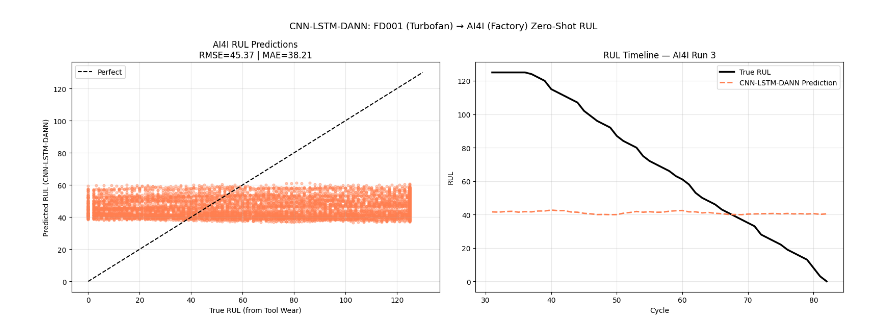
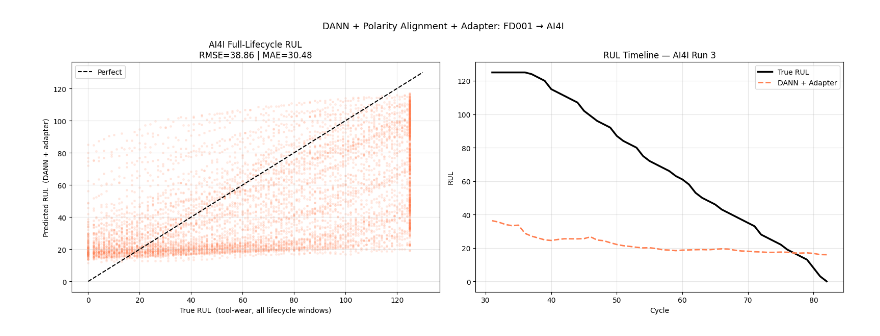
Before and after one commit to SKYTAN-050107/VHack_RUL_Predictions, a Jupyter notebook: notebooks/05_lstm_dann_domain_adaptation.ipynb, the cells around one changed output. Saved outputs shown, nothing was run; the diff lists cells and outputs as text; code cells hidden in the pictures.

```diff
--- a/notebooks/05_lstm_dann_domain_adaptation.ipynb
+++ b/notebooks/05_lstm_dann_domain_adaptation.ipynb
@@ -484,39 +659,37 @@ Context:
 # %%
+# ── CELL 17: RUL Scatter Plot ─────────────────────────────────────────────────
 fig, axes = plt.subplots(1, 2, figsize=(16, 6))
 
-# Scatter
-axes[0].scatter(y_true_ai4i, y_pred_ai4i, alpha=0.4, s=12, color='coral')
-lim = max(y_true_ai4i.max(), y_pred_ai4i.max()) + 5
+axes[0].scatter(y_true, y_pred, alpha=0.12, s=6, color='coral')
+lim = max(y_true.max(), y_pred.max()) + 5
 axes[0].plot([0, lim], [0, lim], 'k--', linewidth=1.5, label='Perfect')
-axes[0].set_xlabel('True RUL (from Tool Wear)')
-axes[0].set_ylabel('Predicted RUL (CNN-LSTM-DANN)')
-axes[0].set_title(f'AI4I RUL Predictions\nRMSE={ai4i_rmse:.2f} | MAE={ai4i_mae:.2f}')
+axes[0].set_xlabel('True RUL  (tool-wear, all lifecycle windows)')
+axes[0].set_ylabel('Predicted RUL  (DANN + adapter)')
+axes[0].set_title(f'AI4I Full-Lifecycle RUL\nRMSE={ai4i_rmse:.2f} | MAE={ai4i_mae:.2f}')
 axes[0].legend(); axes[0].grid(alpha=0.3)
 
-# Timeline for a sample run
-sample_run_id = 3
-run_mask = df_inf['unit_id'] == sample_run_id
-run_df   = df_inf[run_mask].sort_values('cycle')
+# Timeline for sample run
+sample_run = 3
+run_mask = df_eval['unit_id'] == sample_run
+run_df   = df_eval[run_mask].sort_values('cycle')
 
 if len(run_df) >= WINDOW_SIZE:
-    from src.windowing import create_windows_for_unit_lifecycle
-    X_run = create_windows_for_unit_lifecycle(run_df, aligned_cols, WINDOW_SIZE)
-    y_run_pred = reg_model.predict(X_run.astype(np.float32),
-                                   verbose=0, batch_size=64).flatten() * MAX_RUL
+    X_run = create_windows_for_unit_lifecycle(run_df, tgt_feature_cols, WINDOW_SIZE)
+    X_run_adapted = adapter_model.predict(X_run.astype(np.float32), verbose=0)
+    y_run_pred = reg_model.predict(
+        X_run_adapted.astype(np.float32), verbose=0
+    ).flatten() * MAX_RUL
     y_run_true = run_df['RUL'].values[WINDOW_SIZE:] * MAX_RUL
     cycles     = run_df['cycle'].values[WINDOW_SIZE:]
 
-    axes[1].plot(cycles, y_run_true, 'k-', linewidth=2.5, label='True RUL')
+    axes[1].plot(cycles, y_run_true, 'k-',   linewidth=2.5, label='True RUL')
     axes[1].plot(cycles, y_run_pred, 'coral', linewidth=2,
-                 linestyle='--', label='CNN-LSTM-DANN Prediction')
-    axes[1].set_xlabel('Cycle')
-    axes[1].set_ylabel('RUL')
-    axes[1].set_title(f'RUL Timeline — AI4I Run {sample_run_id}')
+                 linestyle='--', label='DANN + Adapter')
+    axes[1].set_xlabel('Cycle'); axes[1].set_ylabel('RUL')
+    axes[1].set_title(f'RUL Timeline — AI4I Run {sample_run}')
     axes[1].legend(); axes[1].grid(alpha=0.3)
 
-plt.suptitle('CNN-LSTM-DANN: FD001 (Turbofan) → AI4I (Factory) Zero-Shot RUL',
-             fontsize=13)
-plt.tight_layout()
-plt.show()
+plt.suptitle('DANN + Polarity Alignment + Adapter: FD001 → AI4I', fontsize=13)
+plt.tight_layout(); plt.show()
 # %% [output]
-[figure, old version]
+[figure, new version]
```
Also changed, not shown: parts of 21 cells of this notebook, 13 other files.
